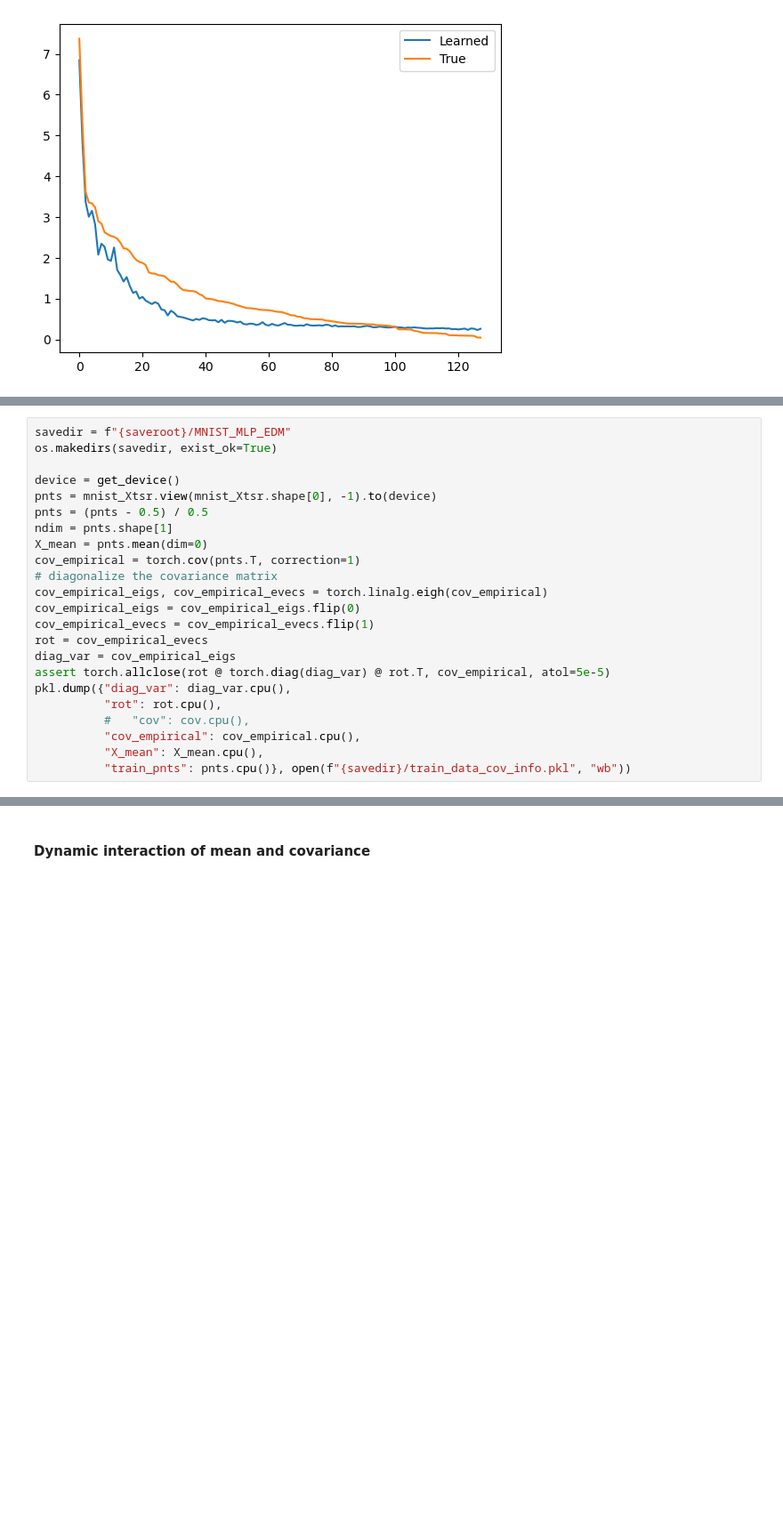
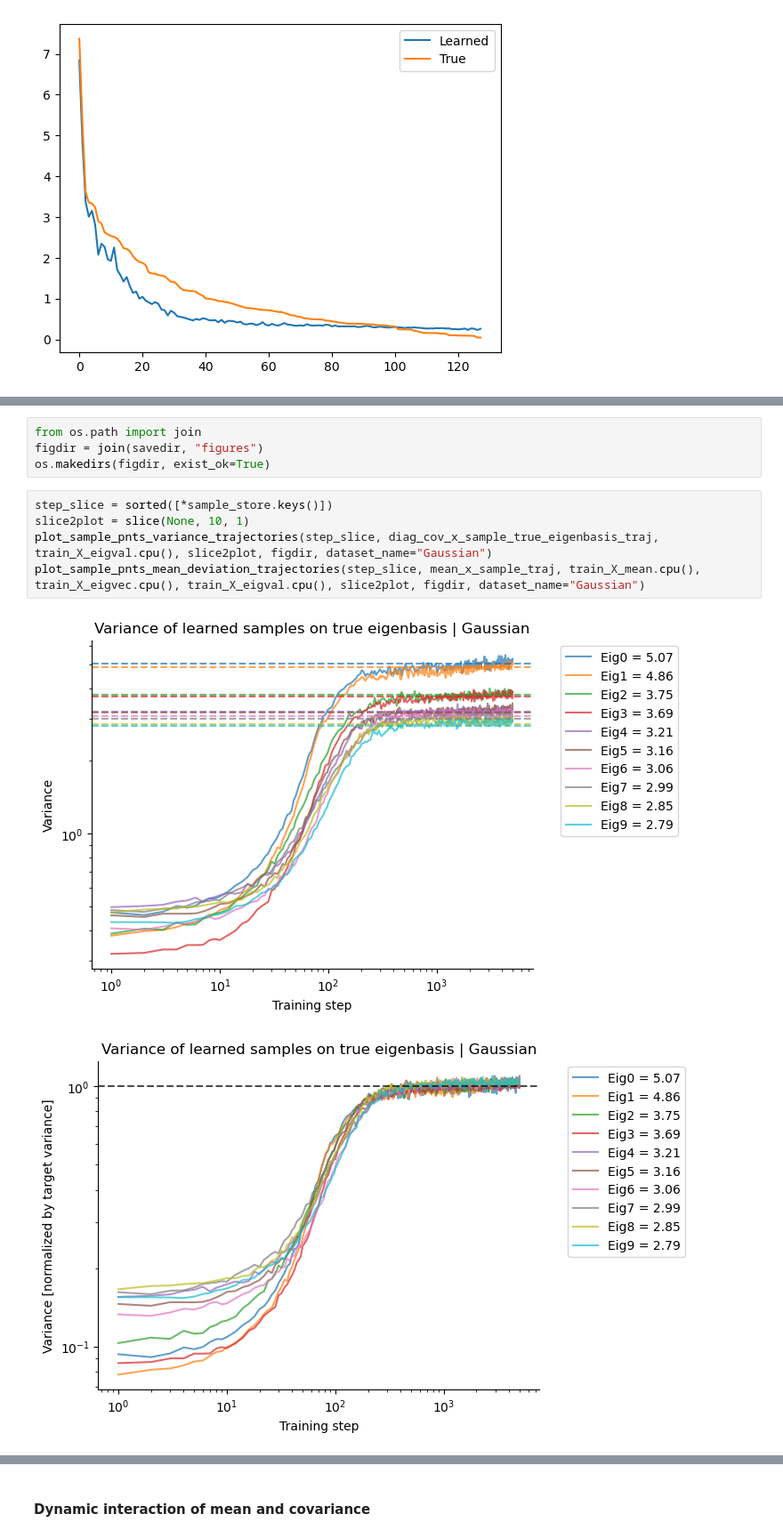
Before and after one commit to Animadversio/DiffusionLearningCurve, a Jupyter notebook: notebook/nn_learning_curve.ipynb, the cells around one changed output, grey strips where cells are left out. Shown at 89% size. Drawn from its saved outputs; the diff is of its cells as text; blank space fills up the shorter version.

```diff
--- a/notebook/nn_learning_curve.ipynb
+++ b/notebook/nn_learning_curve.ipynb
@@ -260,23 +183,0 @@ torch.Size([60000, 1, 28, 28])
-# %%
-savedir = f"{saveroot}/MNIST_MLP_EDM"
-os.makedirs(savedir, exist_ok=True)
-
-device = get_device()
-pnts = mnist_Xtsr.view(mnist_Xtsr.shape[0], -1).to(device)
-pnts = (pnts - 0.5) / 0.5
-ndim = pnts.shape[1]
-X_mean = pnts.mean(dim=0)
-cov_empirical = torch.cov(pnts.T, correction=1)
-# diagonalize the covariance matrix
-cov_empirical_eigs, cov_empirical_evecs = torch.linalg.eigh(cov_empirical)
-cov_empirical_eigs = cov_empirical_eigs.flip(0)
-cov_empirical_evecs = cov_empirical_evecs.flip(1)
-rot = cov_empirical_evecs
-diag_var = cov_empirical_eigs
-assert torch.allclose(rot @ torch.diag(diag_var) @ rot.T, cov_empirical, atol=5e-5)
-pkl.dump({"diag_var": diag_var.cpu(),
-          "rot": rot.cpu(),
-          #   "cov": cov.cpu(),
-          "cov_empirical": cov_empirical.cpu(),
-          "X_mean": X_mean.cpu(),
-          "train_pnts": pnts.cpu()}, open(f"{savedir}/train_data_cov_info.pkl", "wb"))
@@ -387,0 +307,12 @@ plt.show()
+# %%
+from os.path import join
+figdir = join(savedir, "figures")
+os.makedirs(figdir, exist_ok=True)
+# %%
+step_slice = sorted([*sample_store.keys()])
+slice2plot = slice(None, 10, 1)
+plot_sample_pnts_variance_trajectories(step_slice, diag_cov_x_sample_true_eigenbasis_traj, train_X_eigval.cpu(), slice2plot, figdir, dataset_name="Gaussian")
+plot_sample_pnts_mean_deviation_trajectories(step_slice, mean_x_sample_traj, train_X_mean.cpu(), train_X_eigvec.cpu(), train_X_eigval.cpu(), slice2plot, figdir, dataset_name="Gaussian")
+# %% [output]
+[figure, added]
+[figure, added]
```
Also changed, not shown: parts of 37 cells of this notebook, 1 other file.
